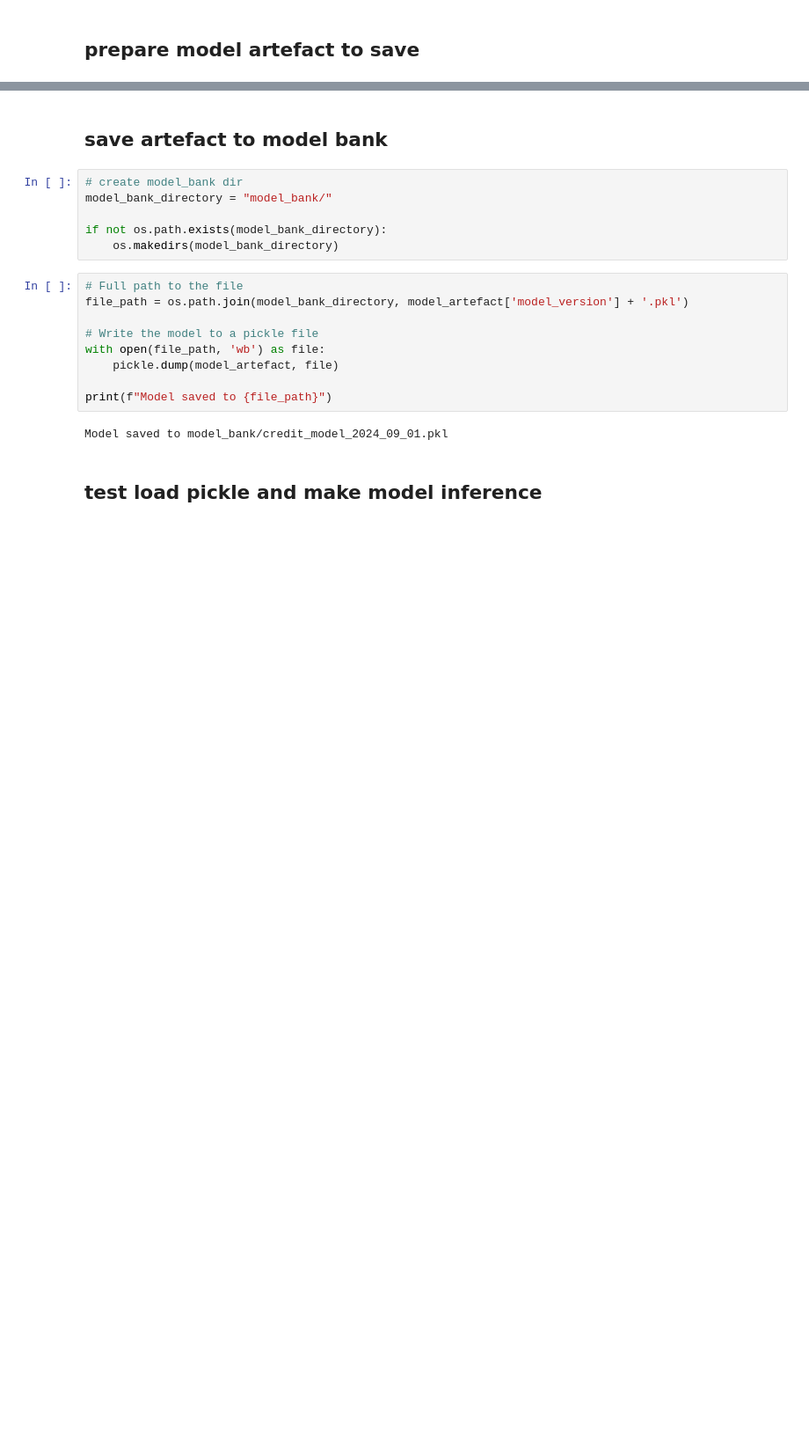
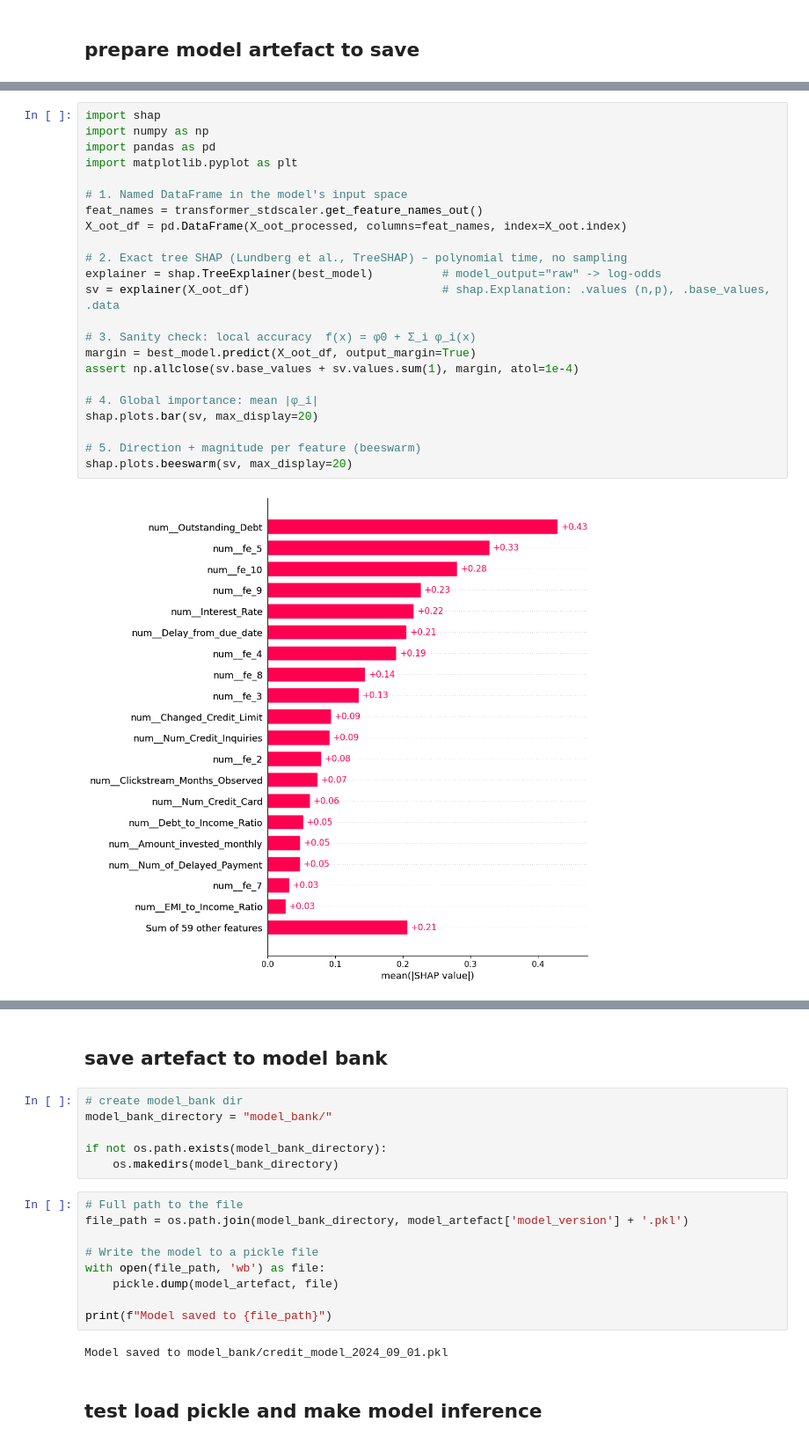
Before and after one commit to zred-kwk/MITB_MLE_Individual_assignment, a Jupyter notebook: model_train_main.ipynb, the cells around one changed output, grey strips where cells are left out. Shown at 88% size. Cells and saved outputs as stored; diff of their text form; blank space fills up the shorter version.

```diff
--- a/model_train_main.ipynb
+++ b/model_train_main.ipynb
@@ -381,0 +386,25 @@ pprint.pprint(model_artefact)
+# %%
+import shap
+import numpy as np
+import pandas as pd
+import matplotlib.pyplot as plt
+
+# 1. Named DataFrame in the model's input space
+feat_names = transformer_stdscaler.get_feature_names_out()
+X_oot_df = pd.DataFrame(X_oot_processed, columns=feat_names, index=X_oot.index)
+
+# 2. Exact tree SHAP (Lundberg et al., TreeSHAP) – polynomial time, no sampling
+explainer = shap.TreeExplainer(best_model)          # model_output="raw" -> log-odds
+sv = explainer(X_oot_df)                            # shap.Explanation: .values (n,p), .base_values, .data
+
+# 3. Sanity check: local accuracy  f(x) = φ0 + Σ_i φ_i(x)
+margin = best_model.predict(X_oot_df, output_margin=True)
+assert np.allclose(sv.base_values + sv.values.sum(1), margin, atol=1e-4)
+
+# 4. Global importance: mean |φ_i|
+shap.plots.bar(sv, max_display=20)
+
+# 5. Direction + magnitude per feature (beeswarm)
+shap.plots.beeswarm(sv, max_display=20)
+# %% [output]
+[figure, added]
```
Also changed, not shown: parts of 26 cells of this notebook, 22 other files.
